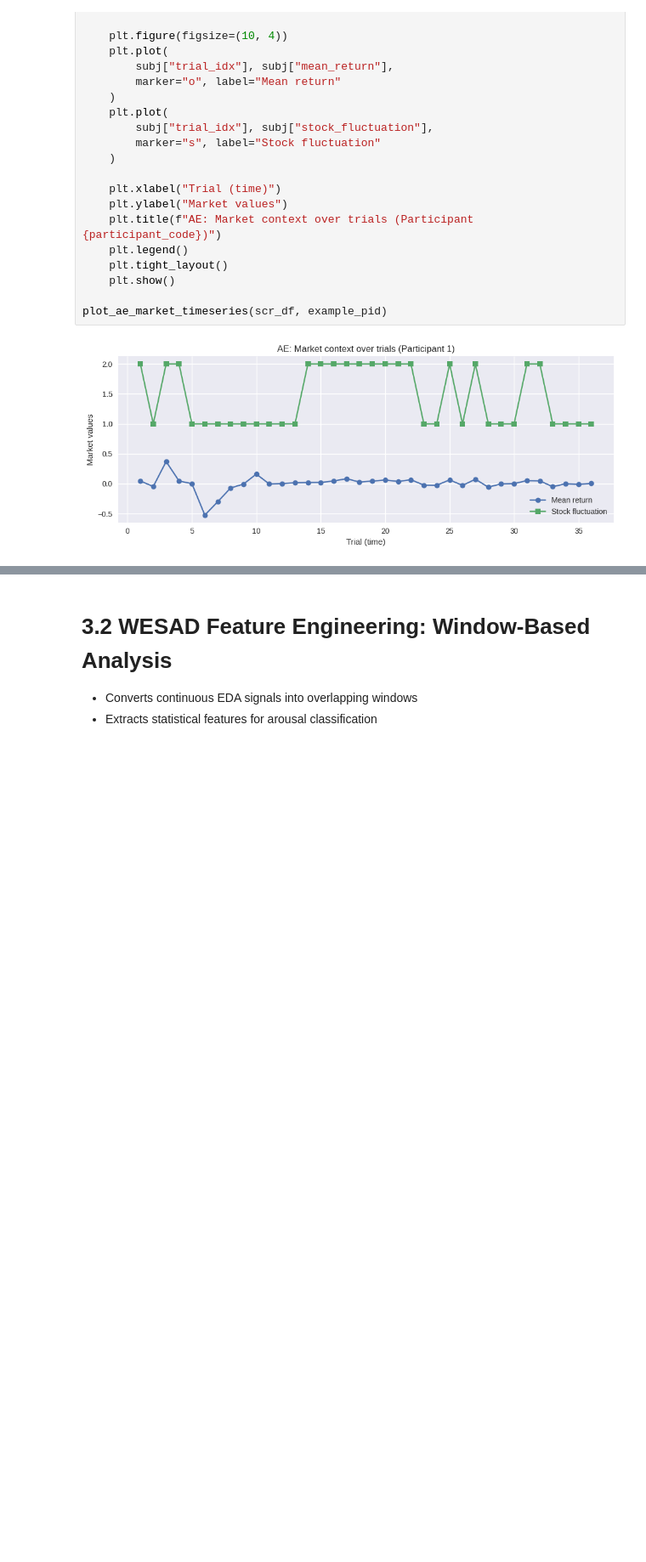
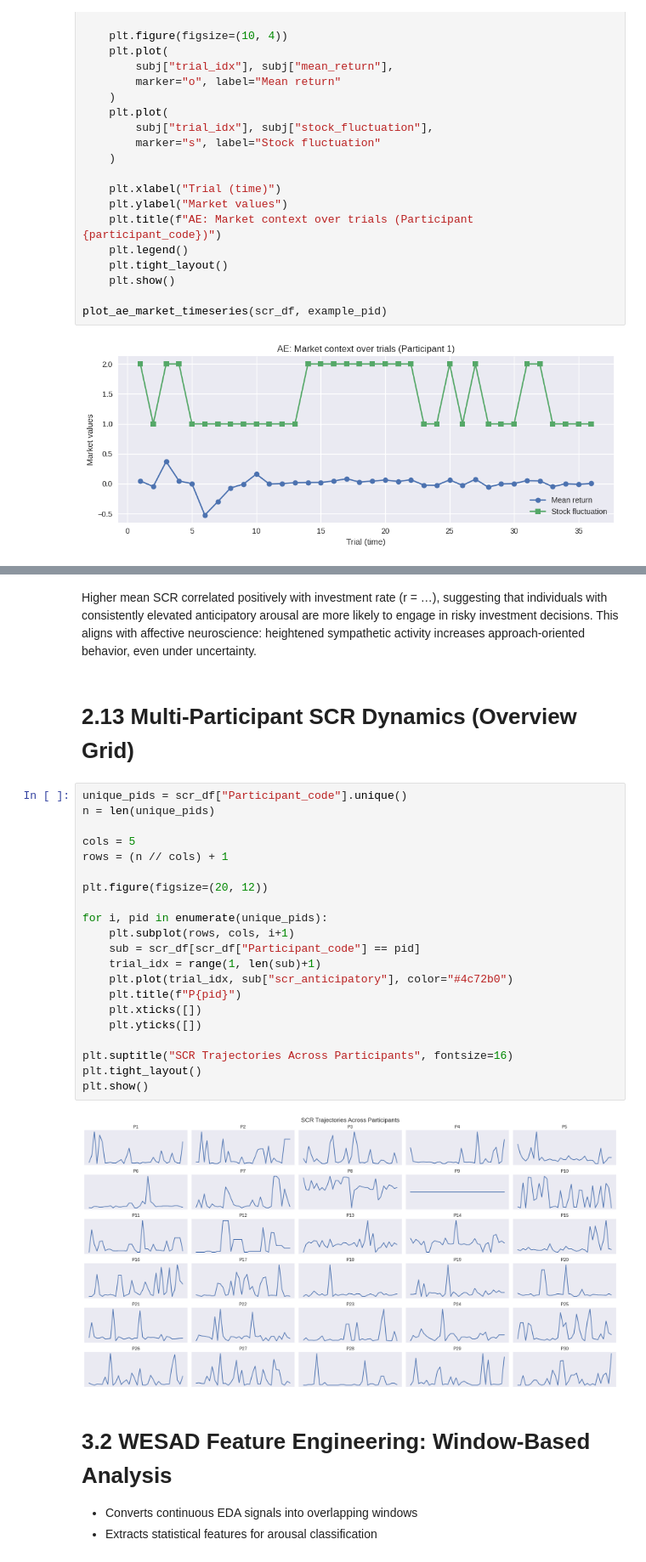
Before and after one commit to submarinejuice/CP322-Final-Project-Group-9, a Jupyter notebook: cp322_FINAL.ipynb, the cells around one changed output, grey strips where cells are left out. Shown at 85% size. Drawn from its saved outputs; the diff is of its cells as text; blank space fills up the shorter version.

```diff
--- a/cp322_FINAL.ipynb
+++ b/cp322_FINAL.ipynb
@@ -889,3 +953,30 @@ plot_ae_market_timeseries(scr_df, example_pid)
+# %% [markdown]
+Higher mean SCR correlated positively with investment rate (r = …), suggesting that individuals with consistently elevated anticipatory arousal are more likely to engage in risky investment decisions. This aligns with affective neuroscience: heightened sympathetic activity increases approach-oriented behavior, even under uncertainty.
+# %% [markdown]
+# 2.13 Multi-Participant SCR Dynamics (Overview Grid)
+# %%
+unique_pids = scr_df["Participant_code"].unique()
+n = len(unique_pids)
+
+cols = 5
+rows = (n // cols) + 1
+
+plt.figure(figsize=(20, 12))
+
+for i, pid in enumerate(unique_pids):
+    plt.subplot(rows, cols, i+1)
+    sub = scr_df[scr_df["Participant_code"] == pid]
+    trial_idx = range(1, len(sub)+1)
+    plt.plot(trial_idx, sub["scr_anticipatory"], color="#4c72b0")
+    plt.title(f"P{pid}")
+    plt.xticks([])
+    plt.yticks([])
+
+plt.suptitle("SCR Trajectories Across Participants", fontsize=16)
+plt.tight_layout()
+plt.show()
+# %% [output]
+[figure, added]
 # %% [markdown]
 # 3.2 WESAD Feature Engineering: Window-Based Analysis
 
```
Also changed, not shown: parts of 16 cells of this notebook.
